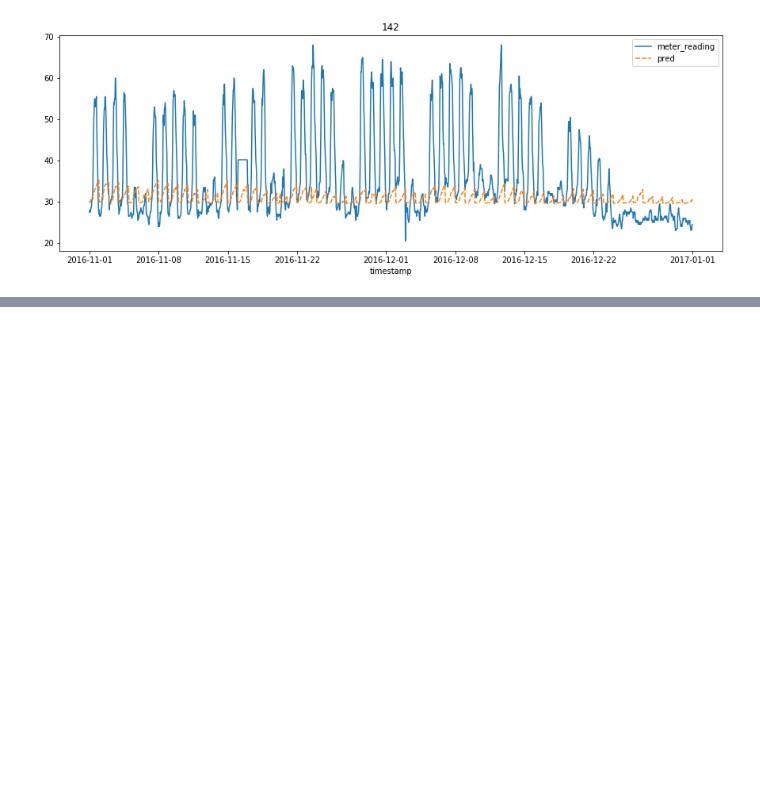
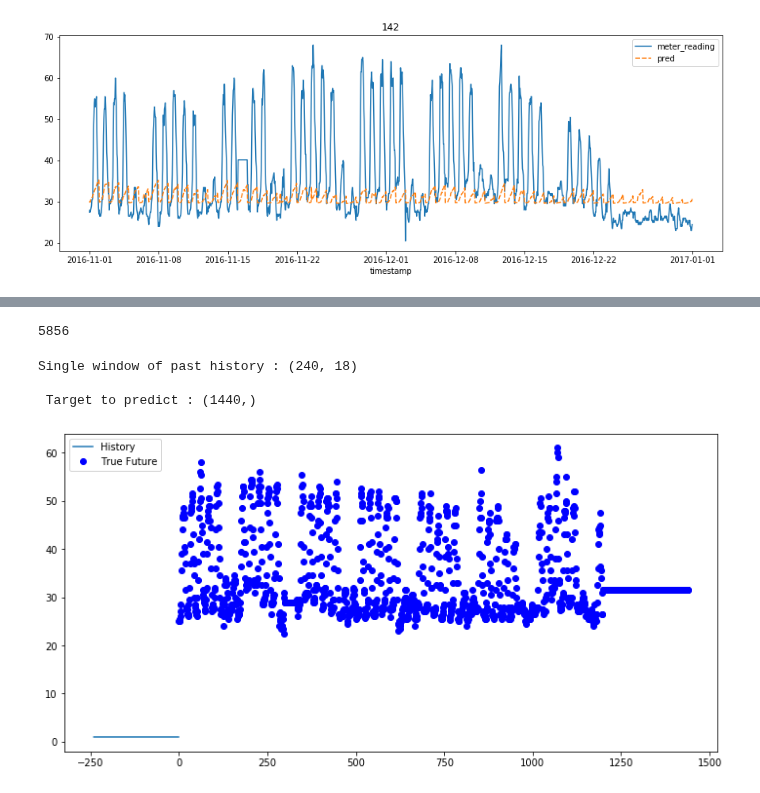
Before and after one commit to jfvandem/dev_test_days, a Jupyter notebook: intro_deep_learning.ipynb, the cells around one changed output, grey strips where cells are left out. Saved outputs shown, nothing was run; the diff lists cells and outputs as text; code cells hidden in the pictures; blank space fills up the shorter version.

```diff
--- a/intro_deep_learning.ipynb
+++ b/intro_deep_learning.ipynb
@@ -504,0 +531,51 @@ Text(0.5, 1.0, '142')
+# %%
+TRAIN_SPLIT=np.int16(np.ceil(len(X_train)*.8))
+TRAIN_SPLIT
+
+future_target = 24*30*2 # 24 h * 30 j * 2 mois
+past_history = 24*10 # 24h * 10 j
+STEP=1
+# %% [output]
+5856
+# %%
+X_train_multi, y_train_multi = multivariate_data(X_train_norm, y_train, 0,
+                                                 TRAIN_SPLIT, past_history,
+                                                 future_target, STEP)
+# %%
+print ('Single window of past history : {}'.format(X_train_multi[0].shape))
+print ('\n Target to predict : {}'.format(y_train_multi[0].shape))
+# %% [output]
+Single window of past history : (240, 18)
+
+ Target to predict : (1440,)
+# %%
+BATCH_SIZE = 256
+BUFFER_SIZE = 10000
+
+train_data_multi = tf.data.Dataset.from_tensor_slices((X_train_multi, y_train_multi))
+train_data_multi = train_data_multi.cache().shuffle(BUFFER_SIZE).batch(BATCH_SIZE).repeat()
+# %%
+def create_time_steps(length):
+  time_steps = []
+  for i in range(-length, 0, 1):
+    time_steps.append(i)
+  return time_steps
+
+def multi_step_plot(history, true_future, prediction):
+  plt.figure(figsize=(12, 6))
+  num_in = create_time_steps(len(history))
+  num_out = len(true_future)
+
+  plt.plot(num_in, np.array(history[:, 1]), label='History')
+  plt.plot(np.arange(num_out)/STEP, np.array(true_future), 'bo',
+           label='True Future')
+  if prediction.any():
+    plt.plot(np.arange(num_out)/STEP, np.array(prediction), 'ro',
+             label='Predicted Future')
+  plt.legend(loc='upper left')
+  plt.show()
+
+for x, y in train_data_multi.take(1):
+  multi_step_plot(x[0], y[0], np.array([0]))
+# %% [output]
+[figure, added]
```
Also changed, not shown: parts of 5 cells of this notebook.
